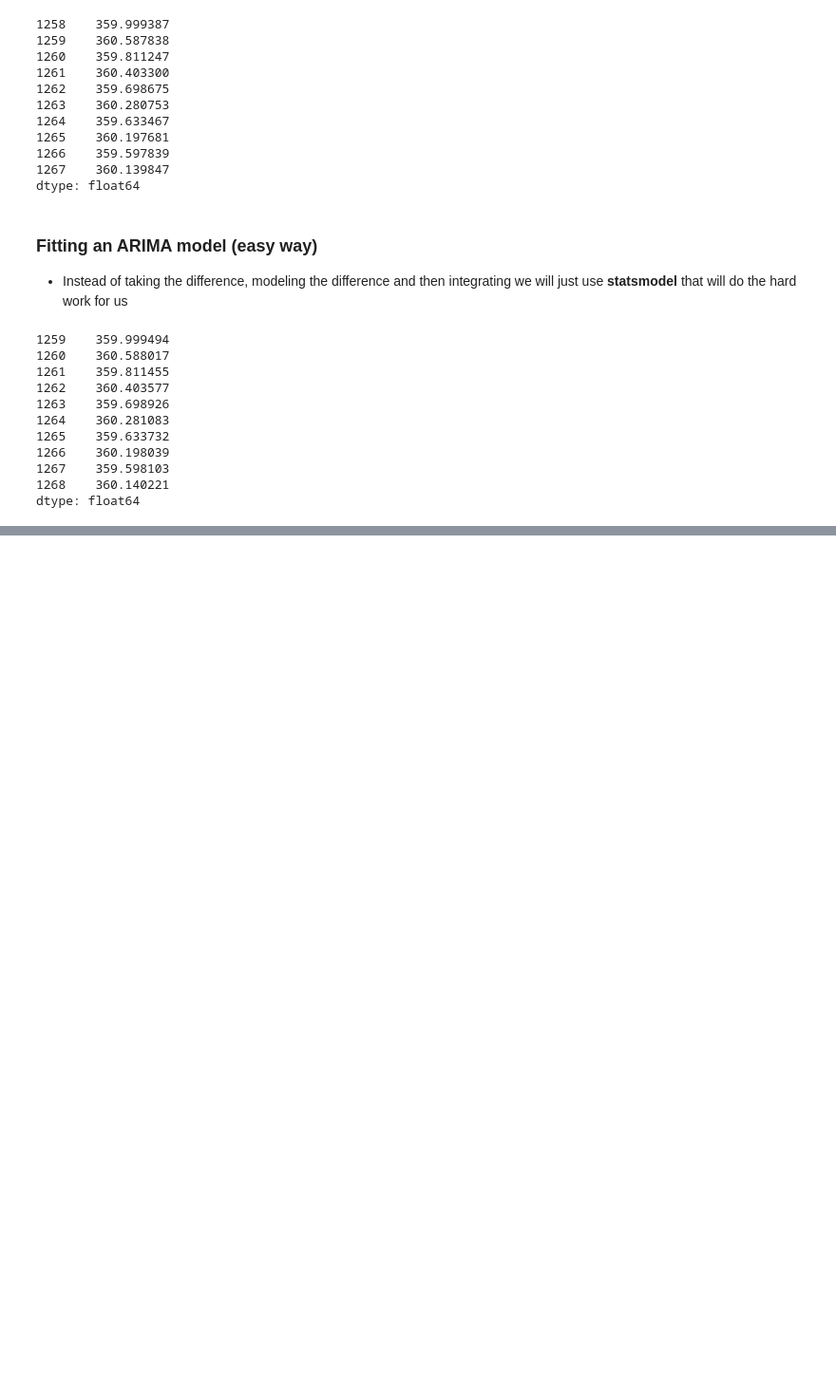
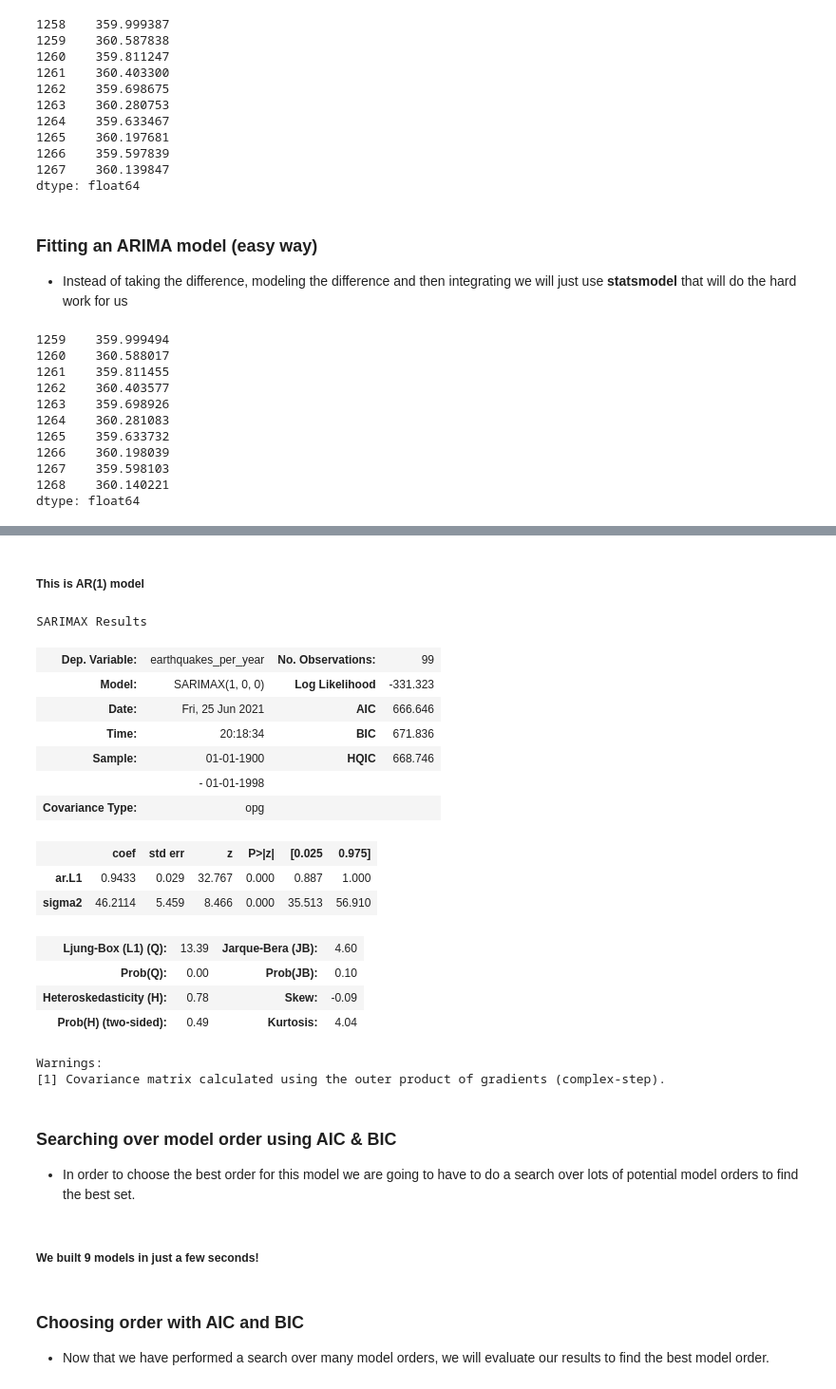
Before and after one commit to naikshubham/Forecasting-using-Python, a Jupyter notebook: Forecasting.ipynb, the cells around one changed output, grey strips where cells are left out. Shown at 95% size. Cells and saved outputs as stored; diff of their text form; code cells hidden in the pictures; blank space fills up the shorter version.

```diff
--- a/Forecasting.ipynb
+++ b/Forecasting.ipynb
@@ -243,0 +297,31 @@ dtype: float64
+# %% [markdown]
+##### This is AR(1) model
+# %%
+# Instantiate model
+model = SARIMAX(earthquakes,order=(1,0,0))
+
+# Train model
+results = model.fit()
+
+results.summary()
+# %% [output]
+SARIMAX Results
+| Dep. Variable: | earthquakes_per_year | No. Observations: | 99 |
+| Model: | SARIMAX(1, 0, 0) | Log Likelihood | -331.323 |
+| Date: | Fri, 25 Jun 2021 | AIC | 666.646 |
+| Time: | 20:18:34 | BIC | 671.836 |
+| Sample: | 01-01-1900 | HQIC | 668.746 |
+|  | - 01-01-1998 |  |  |
+| Covariance Type: | opg |  |  |
+|  | coef | std err | z | P>|z| | [0.025 | 0.975] |
+| ar.L1 | 0.9433 | 0.029 | 32.767 | 0.000 | 0.887 | 1.000 |
+| sigma2 | 46.2114 | 5.459 | 8.466 | 0.000 | 35.513 | 56.910 |
+| Ljung-Box (L1) (Q): | 13.39 | Jarque-Bera (JB): | 4.60 |
+| Prob(Q): | 0.00 | Prob(JB): | 0.10 |
+| Heteroskedasticity (H): | 0.78 | Skew: | -0.09 |
+| Prob(H) (two-sided): | 0.49 | Kurtosis: | 4.04 |
+Warnings:
+[1] Covariance matrix calculated using the outer product of gradients (complex-step).
+# %% [markdown]
+### Searching over model order using AIC & BIC
+- In order to choose the best order for this model we are going to have to do a search over lots of potential model orders to find the best set.
@@ -243,0 +342,6 @@ dtype: float64
+# %% [markdown]
+##### We built 9 models in just a few seconds!
+# %% [markdown]
+### Choosing order with AIC and BIC
+
+- Now that we have performed a search over many model orders, we will evaluate our results to find the best model order.
```
Also changed, not shown: parts of 13 cells of this notebook.
